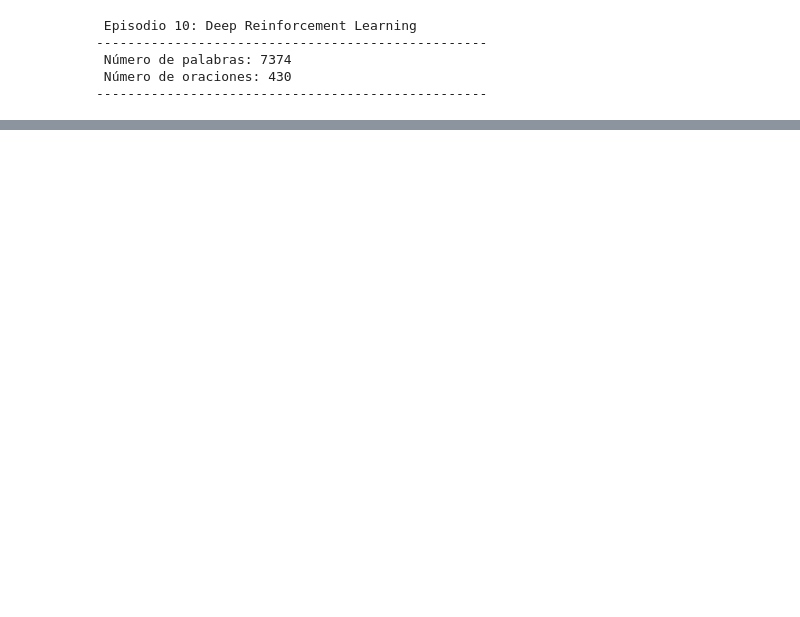
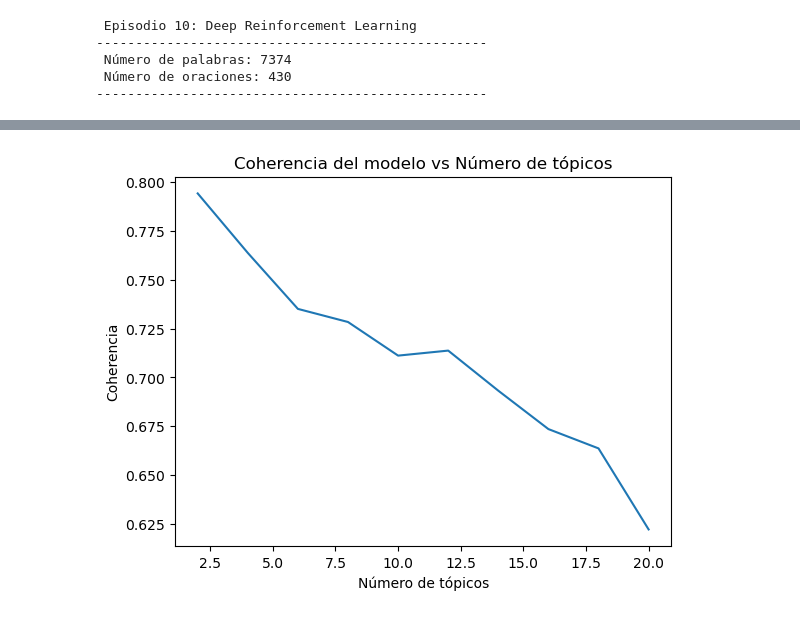
Before and after one commit to HdSanch/RI_2024B, a Jupyter notebook: notebooks/ejercicio.ipynb, the cells around one changed output, grey strips where cells are left out. Saved outputs shown, nothing was run; the diff lists cells and outputs as text; code cells hidden in the pictures; blank space fills up the shorter version.

```diff
--- a/notebooks/ejercicio.ipynb
+++ b/notebooks/ejercicio.ipynb
@@ -18,5 +15,5 @@ Path to dataset files: /root/.cache/kagglehub/datasets/rajneesh231/lex-fridman-p
 # %%
-file_path = r'/root/.cache/kagglehub/datasets/rajneesh231/lex-fridman-podcast-transcript/versions/2/podcastdata_dataset.csv'
+file_path = r'C:\Users\herna\.cache\kagglehub\datasets\rajneesh231\lex-fridman-podcast-transcript\versions\2\podcastdata_dataset.csv'
 data = pd.read_csv(file_path)
 
 print(data.head())
@@ -247,0 +289,18 @@ Estamos generando los embeddings para cada oración. Este proceso puede demorar.
+# %%
+import nltk
+from nltk.corpus import stopwords
+from nltk.tokenize import word_tokenize
+import re
+
+nltk.download('stopwords')
+nltk.download('punkt')
+
+def preprocess_text(text):
+    text = text.lower()
+    text = re.sub(r'[^\w\s]', '', text)
+    tokens = word_tokenize(text)
+    stop_words = set(stopwords.words('english'))
+    tokens = [token for token in tokens if token not in stop_words]
+    return ' '.join(tokens)
+
+df['processed_text'] = df['text'].apply(preprocess_text)
@@ -247,0 +358,29 @@ Estamos generando los embeddings para cada oración. Este proceso puede demorar.
+# %%
+from gensim.models import LdaModel
+from gensim.models.coherencemodel import CoherenceModel
+from gensim.corpora.dictionary import Dictionary
+import matplotlib.pyplot as plt
+
+processed_docs = df['processed_text'].apply(lambda x: x.split()).tolist()
+dictionary = Dictionary(processed_docs)
+corpus = [dictionary.doc2bow(doc) for doc in processed_docs]
+
+coherence_scores = []
+for n in range(2, 21, 2):
+    lda = LdaModel(corpus=corpus, num_topics=n, id2word=dictionary, random_state=42)
+
+    cm = CoherenceModel(
+        model=lda,
+        texts=processed_docs,
+        dictionary=dictionary,
+        coherence='c_v'
+    )
+    coherence_scores.append(cm.get_coherence())
+
+plt.plot(range(2, 21, 2), coherence_scores)
+plt.xlabel('Número de tópicos')
+plt.ylabel('Coherencia')
+plt.title('Coherencia del modelo vs Número de tópicos')
+plt.show()
+# %% [output]
+[figure, added]
```
Also changed, not shown: parts of 17 cells of this notebook.
